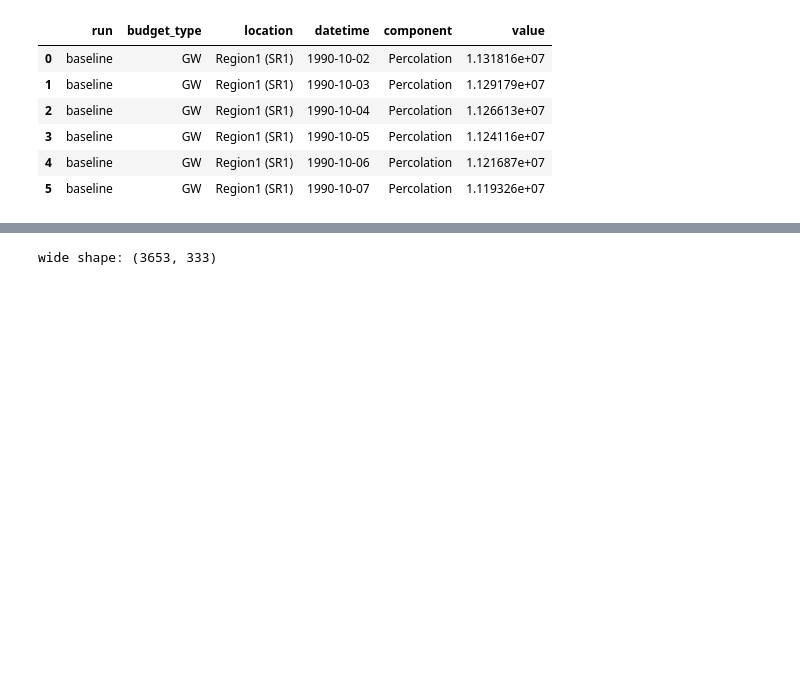
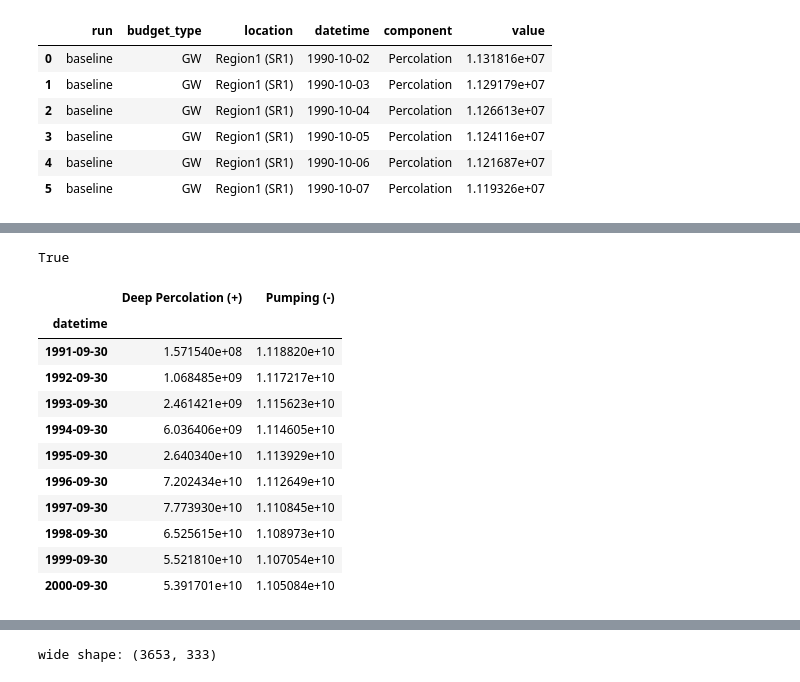
Before and after one commit to SercanC/iwfm-io, a Jupyter notebook: notebooks/03_reading_output_files.ipynb, the cells around one changed output, grey strips where cells are left out. Drawn from its saved outputs; the diff is of its cells as text; code cells hidden in the pictures; blank space fills up the shorter version.

```diff
--- a/notebooks/03_reading_output_files.ipynb
+++ b/notebooks/03_reading_output_files.ipynb
@@ -260 +273,32 @@ annual.iloc[:5, :4]
+# %%
+# Stock continuity is the tell that storage was handled right: each
+# water year begins exactly where the previous one ended.
+bool((annual["Beginning Storage (+)"].iloc[1:].values
+      == annual["Ending Storage (-)"].iloc[:-1].values).all())
+# %% [output]
+True
+# %%
+# Prefer pandas resample idioms? Ask for the frame with day_index=True:
+# it comes back indexed by the *owning day* (iwfm_day), so calendar
+# anchors label correctly — YE-SEP bins end on Sep 30 and read as the
+# water year. Right for flow columns; storage stocks still want
+# aggregate_budget.
+from iwfm_io import open_model
+
+gw_daily = open_model(SAMPLE_MODEL).budget_df(
+    "GW", location="ENTIRE MODEL AREA", day_index=True)
+gw_daily[["Deep Percolation (+)", "Pumping (-)"]].resample("YE-SEP").sum()
+# %% [output]
+|  | Deep Percolation (+) | Pumping (-) |
+| datetime |  |  |
+| 1991-09-30 | 1.571540e+08 | 1.118820e+10 |
+| 1992-09-30 | 1.068485e+09 | 1.117217e+10 |
+| 1993-09-30 | 2.461421e+09 | 1.115623e+10 |
+| 1994-09-30 | 6.036406e+09 | 1.114605e+10 |
+| 1995-09-30 | 2.640340e+10 | 1.113929e+10 |
+| 1996-09-30 | 7.202434e+10 | 1.112649e+10 |
+| 1997-09-30 | 7.773930e+10 | 1.110845e+10 |
+| 1998-09-30 | 6.525615e+10 | 1.108973e+10 |
+| 1999-09-30 | 5.521810e+10 | 1.107054e+10 |
+| 2000-09-30 | 5.391701e+10 | 1.105084e+10 |
 # %%
```
Also changed, not shown: parts of 4 cells of this notebook, 13 other files.
